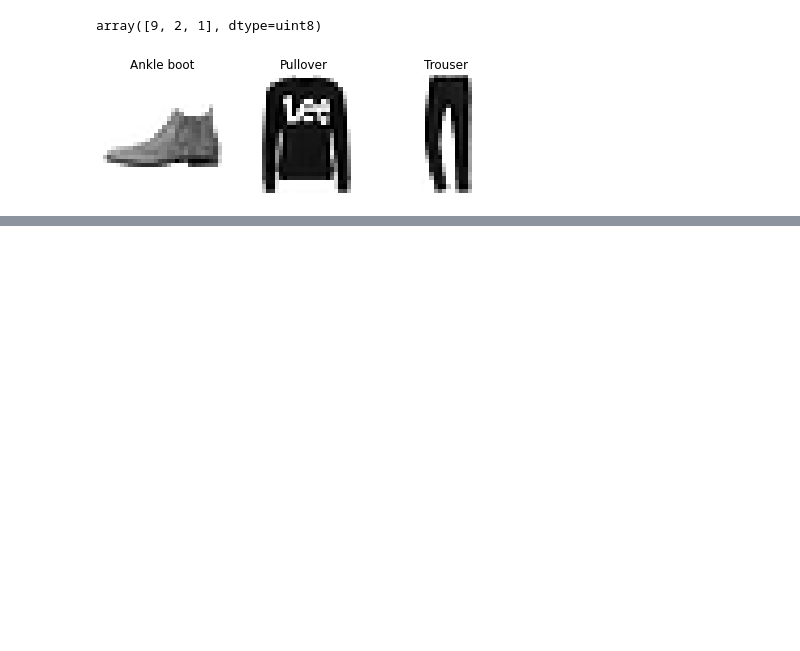
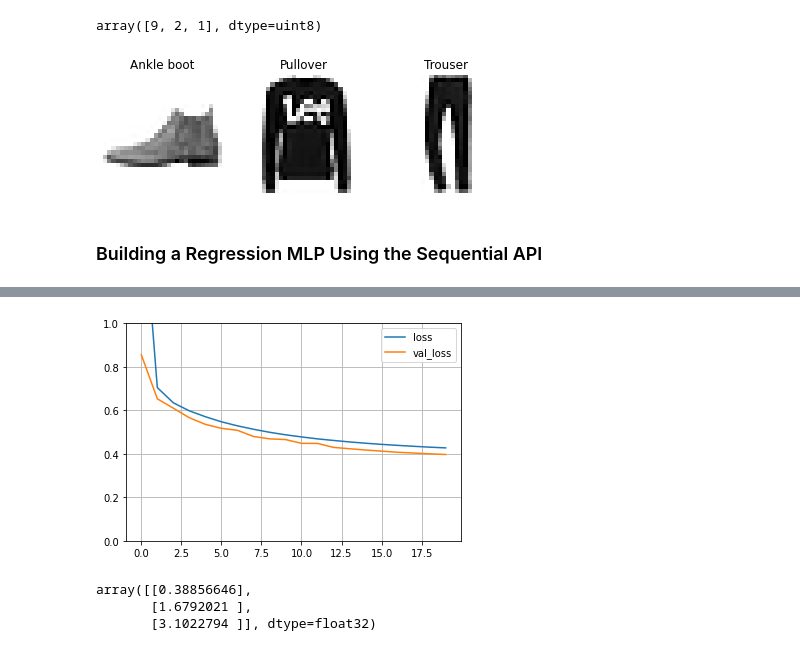
Before and after one commit to matyama/homl, a Jupyter notebook: 10_neural_networks.ipynb, the cells around one changed output, grey strips where cells are left out. Drawn from its saved outputs; the diff is of its cells as text; code cells hidden in the pictures; blank space fills up the shorter version.

Commit message:
Add more examples from Chapter 10

```diff
--- a/10_neural_networks.ipynb
+++ b/10_neural_networks.ipynb
@@ -406,3 +406,50 @@ plt.subplots_adjust(wspace=0.2, hspace=0.5)
 plt.show()
 # %% [output]
 [figure]
+# %% [markdown]
+### Building a Regression MLP Using the Sequential API
+# %%
+from sklearn.datasets import fetch_california_housing
+from sklearn.model_selection import train_test_split
+from sklearn.preprocessing import StandardScaler
+
+# Load the California housing dataset
+#  - this one contains just numeric features and no missing values
+housing = fetch_california_housing()
+
+# Split the dateset to trainging, validation and test sets
+X_train_full, X_test, y_train_full, y_test = train_test_split(housing.data, housing.target, random_state=42)
+X_train, X_valid, y_train, y_valid = train_test_split(X_train_full, y_train_full, random_state=42)
+
+# Scale the inputs
+scaler = StandardScaler()
+X_train = scaler.fit_transform(X_train)
+X_valid = scaler.transform(X_valid)
+X_test = scaler.transform(X_test)
+
+# Set state of the random number generator
+np.random.seed(42)
+tf.random.set_seed(42)
+
+# Construct the sequential model with single hidden layer (ReLU) and single output neuron
+model = keras.models.Sequential([
+    keras.layers.Dense(30, activation="relu", input_shape=X_train.shape[1:]),
+    keras.layers.Dense(1)
+])
+
+# Compile the model - setting MSE as the loss function and SGD as the optimizer
+model.compile(loss="mean_squared_error", optimizer=keras.optimizers.SGD(lr=1e-3))
+
+# Train and validate the model for 20 epochs
+history = model.fit(X_train, y_train, epochs=20, validation_data=(X_valid, y_valid))
+history_df = pd.DataFrame(history.history)
+
+# Evaluate the model on the test set
+mse_test = model.evaluate(X_test, y_test)
+
+# Plot the learning curves
+history_df.plot()
+plt.grid(True)
+plt.gca().set_ylim(0, 1)
+plt.show()
+# %% [output]
@@ -408,0 +473,9 @@ plt.show()
+[figure, added]
+# %%
+# Make an example prediction on few test instances
+X_new = X_test[:3]
+model.predict(X_new)
+# %% [output]
+array([[0.38856646],
+       [1.6792021 ],
+       [3.1022794 ]], dtype=float32)
```
Also changed, not shown: parts of 21 cells of this notebook.
